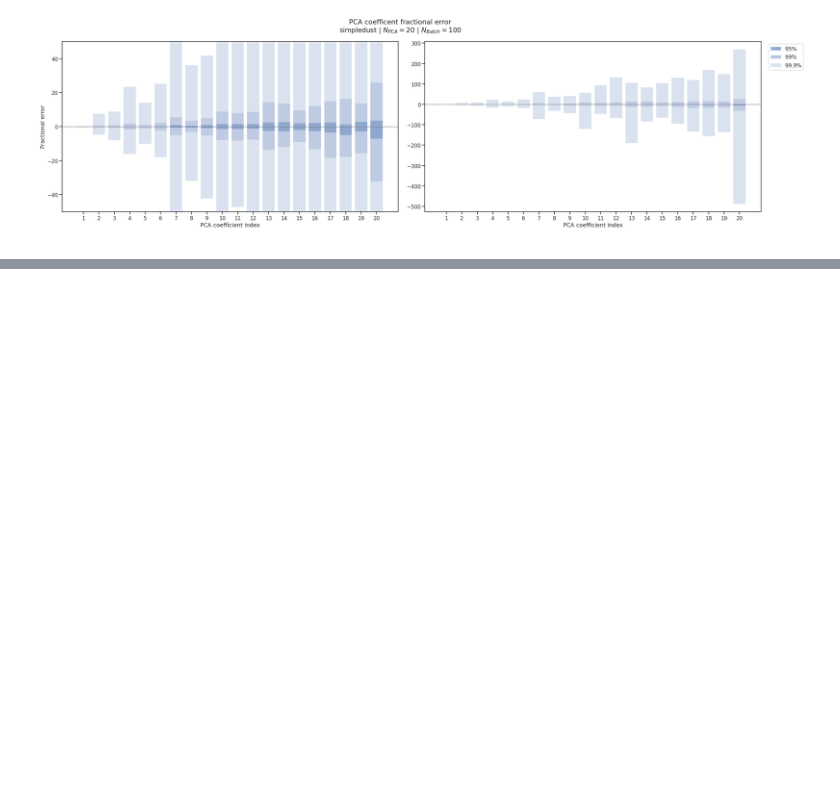
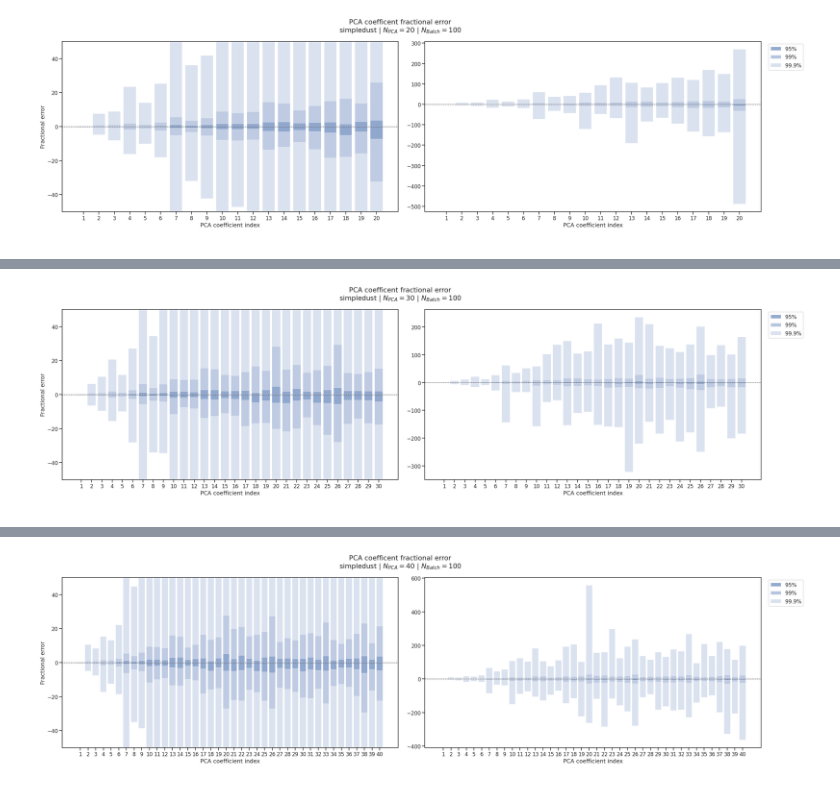
Before and after one commit to changhoonhahn/gqp_mc, a Jupyter notebook: nb/dPCA_plot.ipynb, the cells around one changed output, grey strips where cells are left out. Drawn from its saved outputs; the diff is of its cells as text; code cells hidden in the pictures; blank space fills up the shorter version.

```diff
--- a/nb/dPCA_plot.ipynb
+++ b/nb/dPCA_plot.ipynb
@@ -76,7 +78,7 @@ def frac_plot(n_pcas,dust,batches,jump=1,save=False):
 
     '''
     ----------------------------------------------------------------------
-    Computing fractional error
+    Compute fractional error
     ----------------------------------------------------------------------
     '''
     frac_err = []
@@ -92,7 +94,7 @@ def frac_plot(n_pcas,dust,batches,jump=1,save=False):
 
     '''
     ----------------------------------------------------------------------
-    Plotting
+    Plot
     ----------------------------------------------------------------------
     '''
     fig, axs = plt.subplots(1,2,figsize=(40,10), sharex=True)
@@ -142,6 +144,6 @@ def frac_plot(n_pcas,dust,batches,jump=1,save=False):
     return None
 # %%
 frac_plot(20,'simpledust','0_99',save=False)
-# frac_plot(30,'simpledust','0_99',save=True)
-# frac_plot(40,'simpledust','0_99',save=True)
+frac_plot(30,'simpledust','0_99',save=True)
+frac_plot(40,'simpledust','0_99',save=True)
 # %% [output]
@@ -150,0 +155 @@ training PCA bases
+[figure, added]
@@ -151,3 +158,4 @@ training PCA bases
+[figure, added]
 # %%
 frac_plot(20,'simpledust','0_199',save=True)
 frac_plot(30,'simpledust','0_199',save=True)
```
Also changed, not shown: parts of 5 cells of this notebook.
